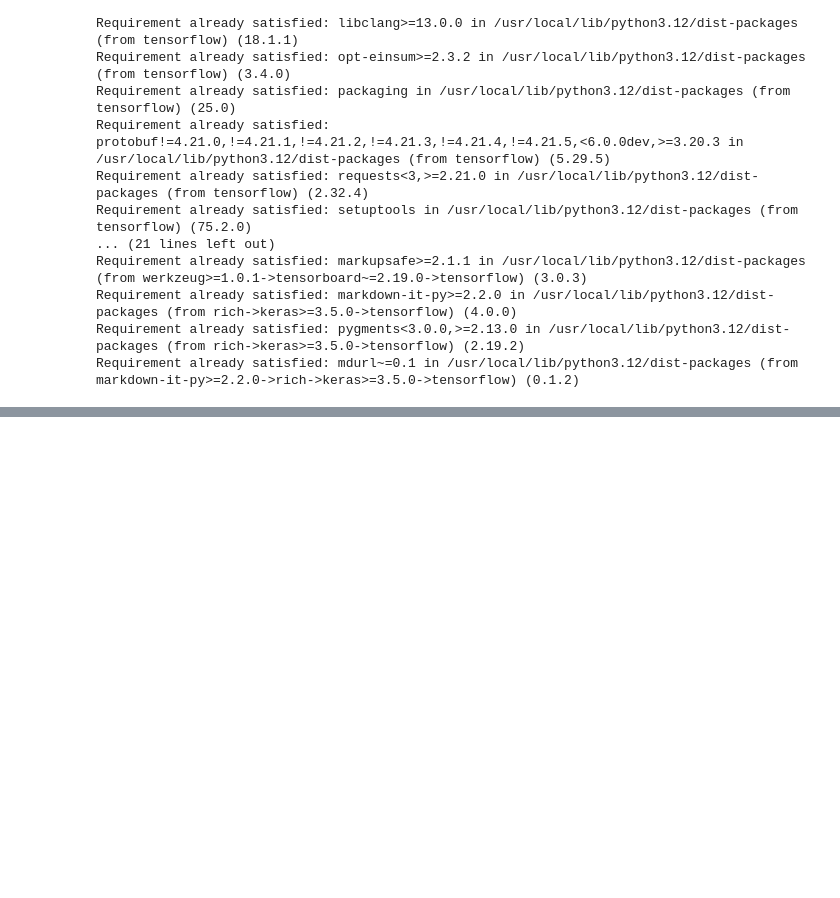
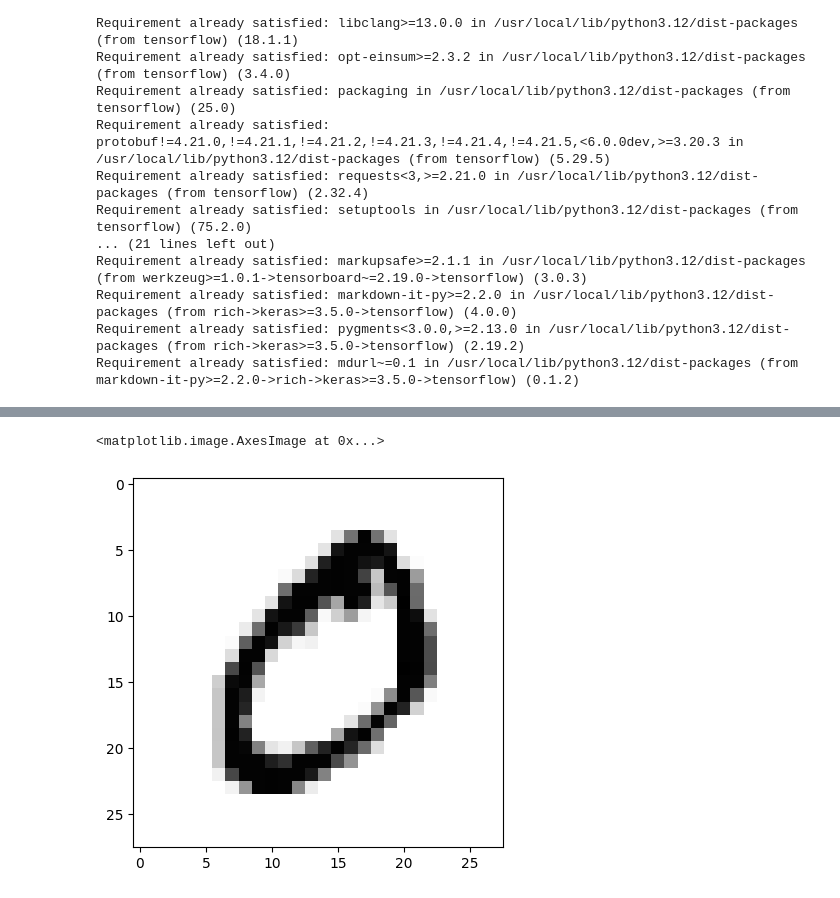
Before and after one commit to saiRajAj/Python-Libraries, a Jupyter notebook: tensorflow.ipynb, the cells around one changed output, grey strips where cells are left out. Saved outputs shown, nothing was run; the diff lists cells and outputs as text; code cells hidden in the pictures; blank space fills up the shorter version.

```diff
--- a/tensorflow.ipynb
+++ b/tensorflow.ipynb
@@ -22,0 +91,5 @@ Requirement already satisfied: mdurl~=0.1 in /usr/local/lib/python3.12/dist-pack
+# %%
+plt.imshow(X_train[1], cmap = 'Greys')
+# %% [output]
+<matplotlib.image.AxesImage at 0x...>
+[figure, added]
```
Also changed, not shown: parts of 8 cells of this notebook.
